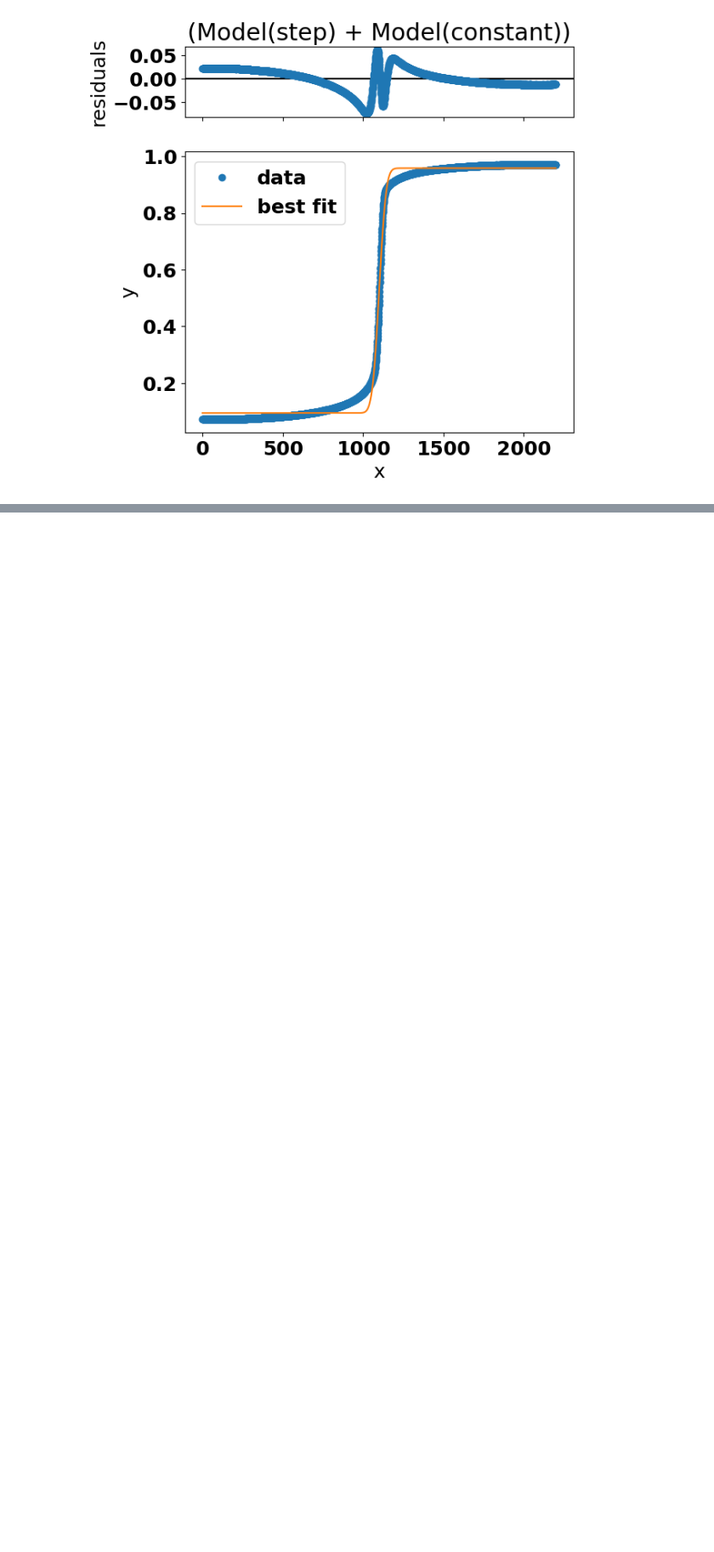
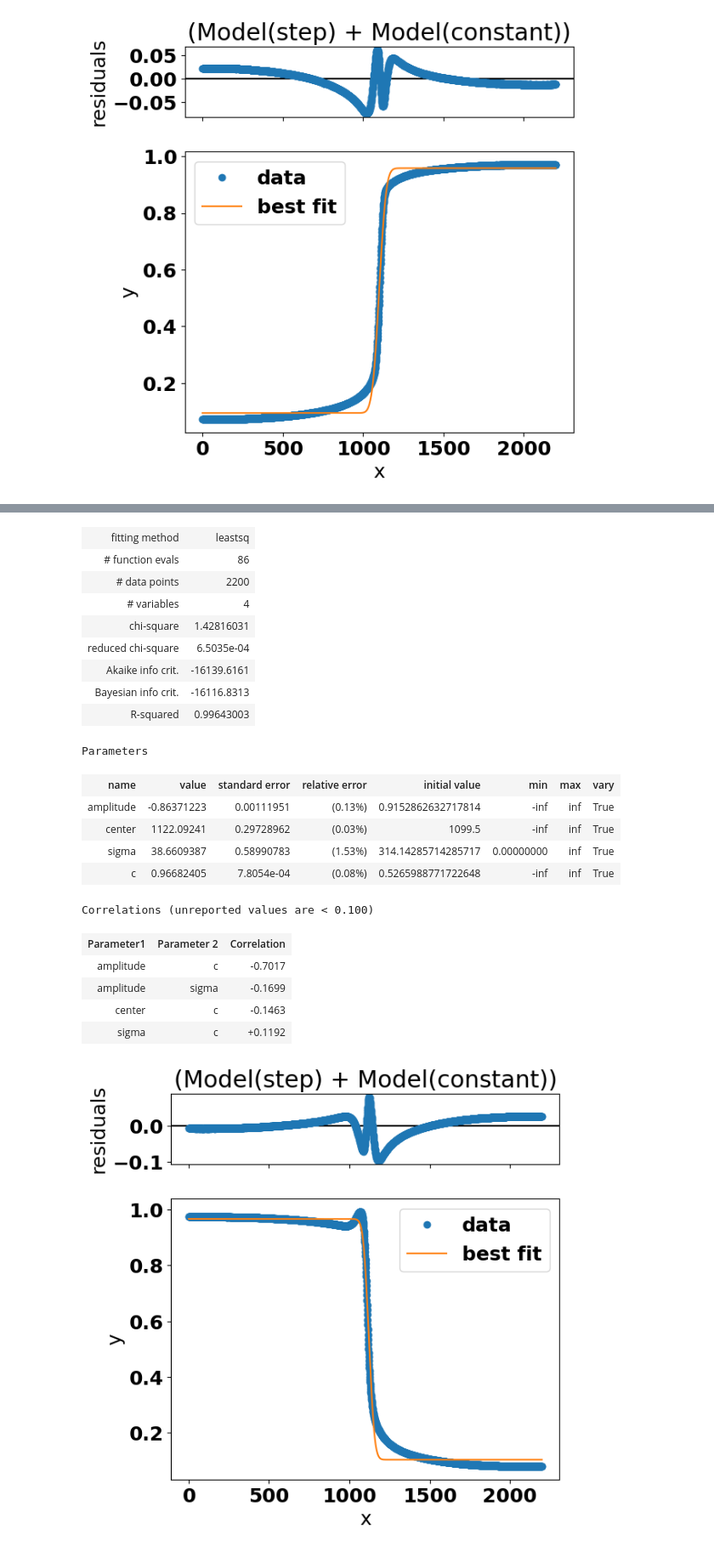
Before and after one commit to gianthk/BEATS_raytracing, a Jupyter notebook: BEATS_commissioning_ver_beam_positions.ipynb, the cells around one changed output, grey strips where cells are left out. Shown at 85% size. Cells and saved outputs as stored; diff of their text form; code cells hidden in the pictures; blank space fills up the shorter version.

```diff
--- a/BEATS_commissioning_ver_beam_positions.ipynb
+++ b/BEATS_commissioning_ver_beam_positions.ipynb
@@ -355,0 +366,3 @@ Correlations (unreported values are < 0.100)
+# %%
+image_fit_profile(im/im_flat, profile='step', background='constant', plot=True) # , width=1400
+# %% [output]
@@ -355,0 +372,22 @@ Correlations (unreported values are < 0.100)
+| fitting method | leastsq |
+| # function evals | 86 |
+| # data points | 2200 |
+| # variables | 4 |
+| chi-square | 1.42816031 |
+| reduced chi-square | 6.5035e-04 |
+| Akaike info crit. | -16139.6161 |
+| Bayesian info crit. | -16116.8313 |
+| R-squared | 0.99643003 |
+Parameters
+| name | value | standard error | relative error | initial value | min | max | vary |
+| amplitude | -0.86371223 | 0.00111951 | (0.13%) | 0.9152862632717814 | -inf | inf | True |
+| center | 1122.09241 | 0.29728962 | (0.03%) | 1099.5 | -inf | inf | True |
+| sigma | 38.6609387 | 0.58990783 | (1.53%) | 314.14285714285717 | 0.00000000 | inf | True |
+| c | 0.96682405 | 7.8054e-04 | (0.08%) | 0.5265988771722648 | -inf | inf | True |
+Correlations (unreported values are < 0.100)
+| Parameter1 | Parameter 2 | Correlation |
+| amplitude | c | -0.7017 |
+| amplitude | sigma | -0.1699 |
+| center | c | -0.1463 |
+| sigma | c | +0.1192 |
+[figure, added]
```
Also changed, not shown: parts of 15 cells of this notebook.
